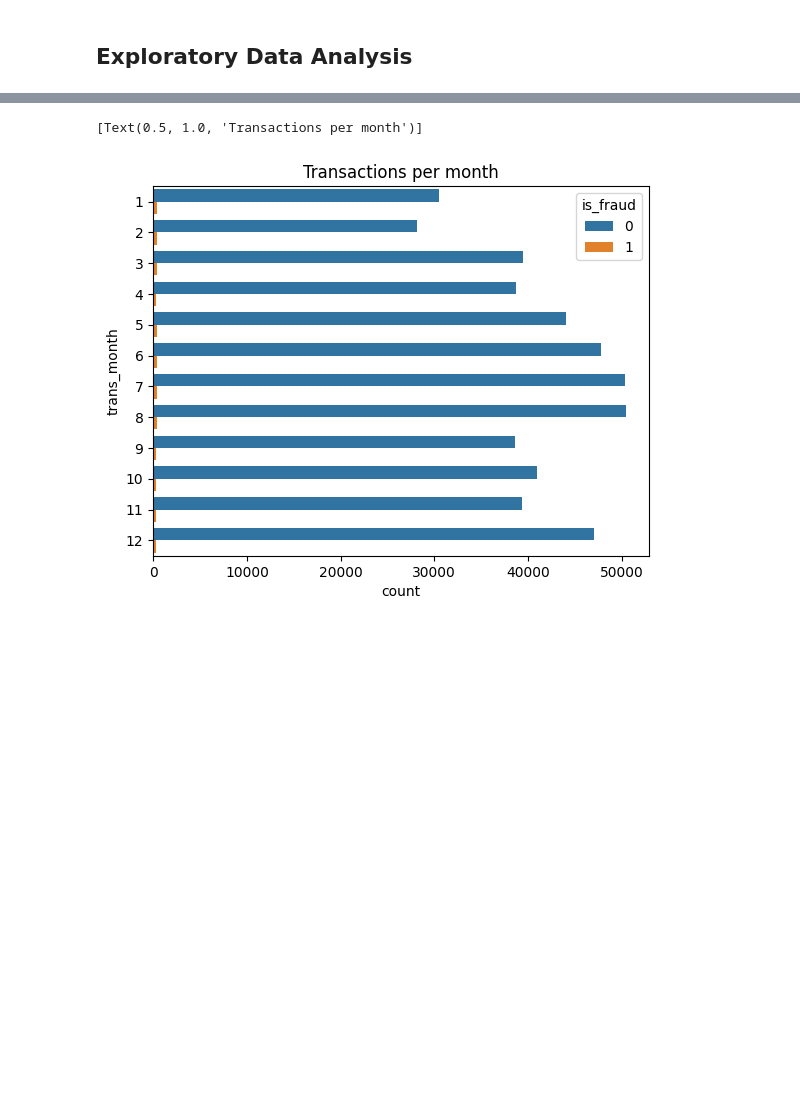
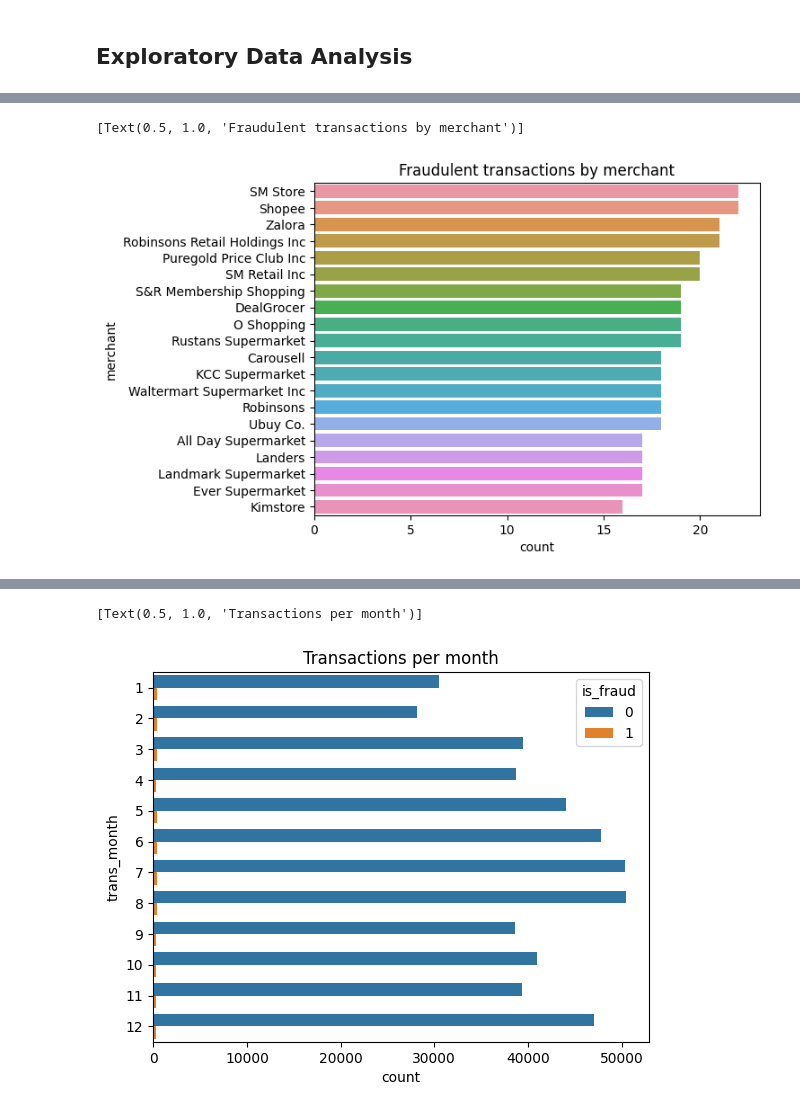
Before and after one commit to kcbioy/dsfc10-sprint3-grp2-constars, a Jupyter notebook: wk1_lab/grp2_sp3wk1_lab_activity.ipynb, the cells around one changed output, grey strips where cells are left out. Saved outputs shown, nothing was run; the diff lists cells and outputs as text; code cells hidden in the pictures; blank space fills up the shorter version.

Commit message:
adding merchant eda

```diff
--- a/wk1_lab/grp2_sp3wk1_lab_activity.ipynb
+++ b/wk1_lab/grp2_sp3wk1_lab_activity.ipynb
@@ -122,0 +153,8 @@ sns.countplot(y='category',hue= 'trans_year',data=cc_clean[cc_clean['is_fraud']
+# %%
+sns.countplot(y='merchant', data=cc_clean[cc_clean['is_fraud'] == 1],
+            order = cc_clean[cc_clean['is_fraud'] == 1]['merchant'].value_counts().iloc[:20].index).set(
+    title = 'Fraudulent transactions by merchant'
+)
+# %% [output]
+[Text(0.5, 1.0, 'Fraudulent transactions by merchant')]
+[figure, added]
```
Also changed, not shown: parts of 13 cells of this notebook.
